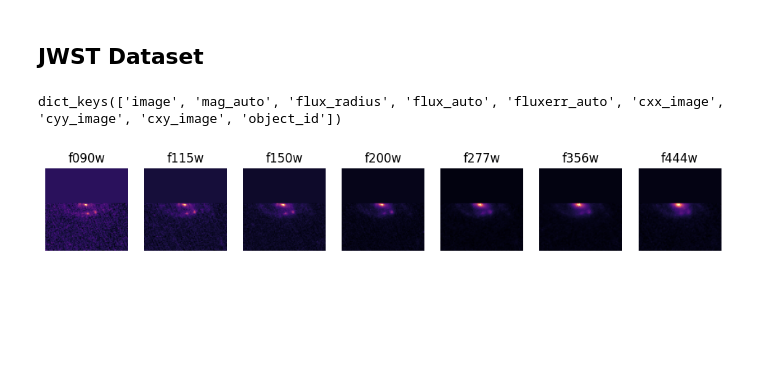
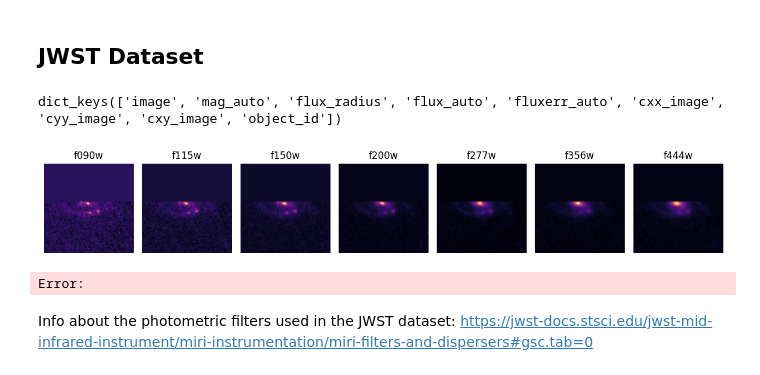
Before and after one commit to MADS-Milestone-2/Galaxy-Classifier, a Jupyter notebook: group-4-first-draft.ipynb, the cells around one changed output. Cells and saved outputs as stored; diff of their text form; code cells hidden in the pictures; blank space fills up the shorter version.

```diff
--- a/group-4-first-draft.ipynb
+++ b/group-4-first-draft.ipynb
@@ -174,60 +174,17 @@ example = next(dset_iterator)
 example.keys()
 # %% [output]
 dict_keys(['image', 'mag_auto', 'flux_radius', 'flux_auto', 'fluxerr_auto', 'cxx_image', 'cyy_image', 'cxy_image', 'object_id'])
-# %%
-# Robust plotting for different dataset schemas
-image_block = example.get("image")
-if image_block is None:
-    raise KeyError("`example` does not contain an 'image' key.")
-
-# If image is a dict-like structure, inspect available keys first
-if isinstance(image_block, dict):
-    print("Available keys under example['image']:", list(image_block.keys()))
-
-    band_key_candidates = ("band", "bands", "filter", "filters")
-    flux_key_candidates = ("flux", "image", "images", "data", "pixels")
-
-    band_key = next((k for k in band_key_candidates if k in image_block), None)
-    flux_key = next((k for k in flux_key_candidates if k in image_block), None)
-
-    if flux_key is None:
-        raise KeyError(
-            "Could not find image data key. Checked: "
-            f"{flux_key_candidates}. Available: {list(image_block.keys())}"
-        )
-
-    flux_data = np.asarray(image_block[flux_key])
-    if band_key is not None:
-        band_labels = list(image_block[band_key])
-    else:
-        band_labels = [f"band_{i}" for i in range(flux_data.shape[0])]
-
-    print(f"Using flux key: '{flux_key}'")
-    print(f"Using band key: '{band_key}'")
-else:
-    # Non-dict case: treat image_block directly as image tensor
-    flux_data = np.asarray(image_block)
-    band_labels = [f"band_{i}" for i in range(flux_data.shape[0])]
-    print("example['image'] is not dict-like; plotting directly from array data.")
-
-# Ensure shape is [n_bands, height, width]
-if flux_data.ndim == 2:
-    flux_data = flux_data[np.newaxis, ...]
-elif flux_data.ndim > 3:
-    flux_data = np.squeeze(flux_data)
-    if flux_data.ndim > 3:
-        raise ValueError(f"Unexpected flux_data shape after squeeze: {flux_data.shape}")
-
-n_bands = flux_data.shape[0]
-if len(band_labels) != n_bands:
-    band_labels = [f"band_{i}" for i in range(n_bands)]
-
-plt.figure(figsize=(3 * n_bands, 4))
-for i in range(n_bands):
-    plt.subplot(1, n_bands, i + 1)
-    plt.title(str(band_labels[i]))
-    plt.imshow(flux_data[i], cmap="magma")
-    plt.axis("off")
-plt.tight_layout()
-# %% [output]
-[figure, removed]
+# %%
+plt.figure(figsize=(12, 5))
+n_bands = len(example["image"]["band"])
+for i, b in enumerate(example["image"]["band"]):
+    plt.subplot(1, n_bands, i + 1)
+    plt.title(f"{b}")
+    plt.imshow(example["image"]["flux"][i], cmap="magma")
+    plt.axis("off")
+plt.tight_layout()
+# %% [output]
+[figure, added]
+Error:
+# %% [markdown]
+Info about the photometric filters used in the JWST dataset: https://jwst-docs.stsci.edu/jwst-mid-infrared-instrument/miri-instrumentation/miri-filters-and-dispersers#gsc.tab=0
```
